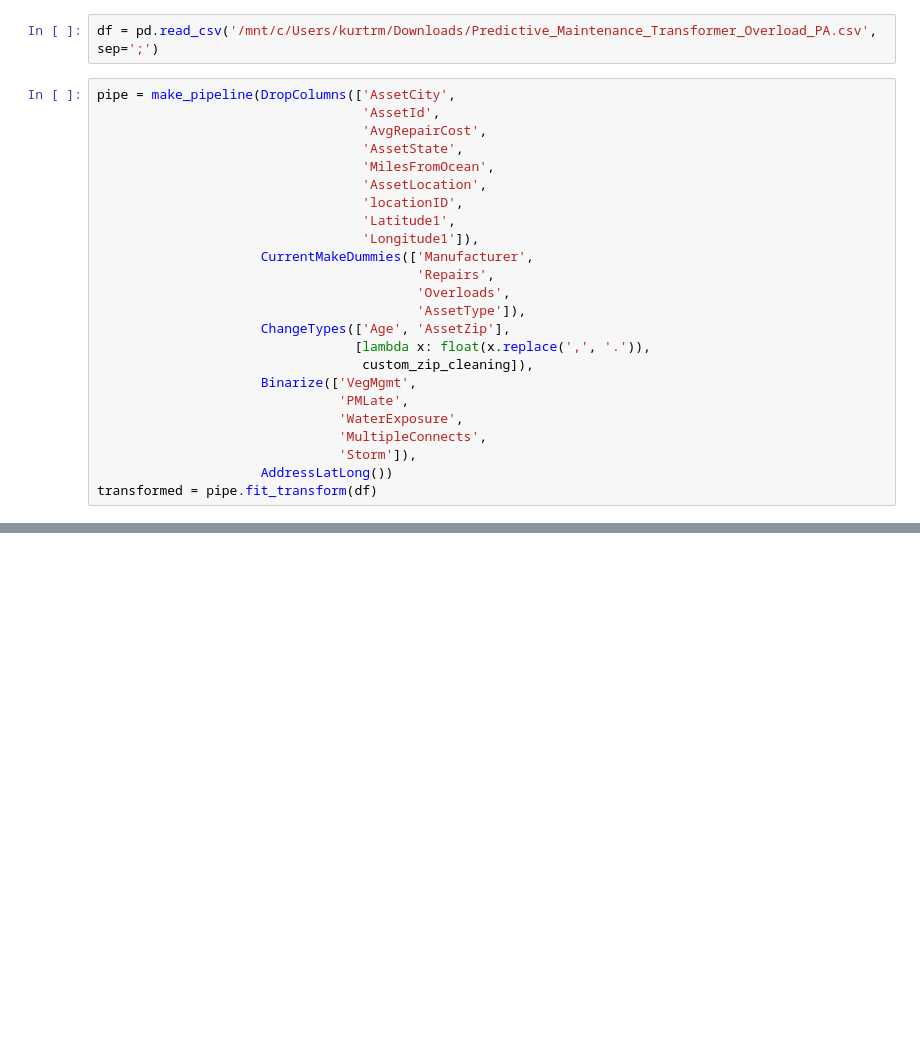
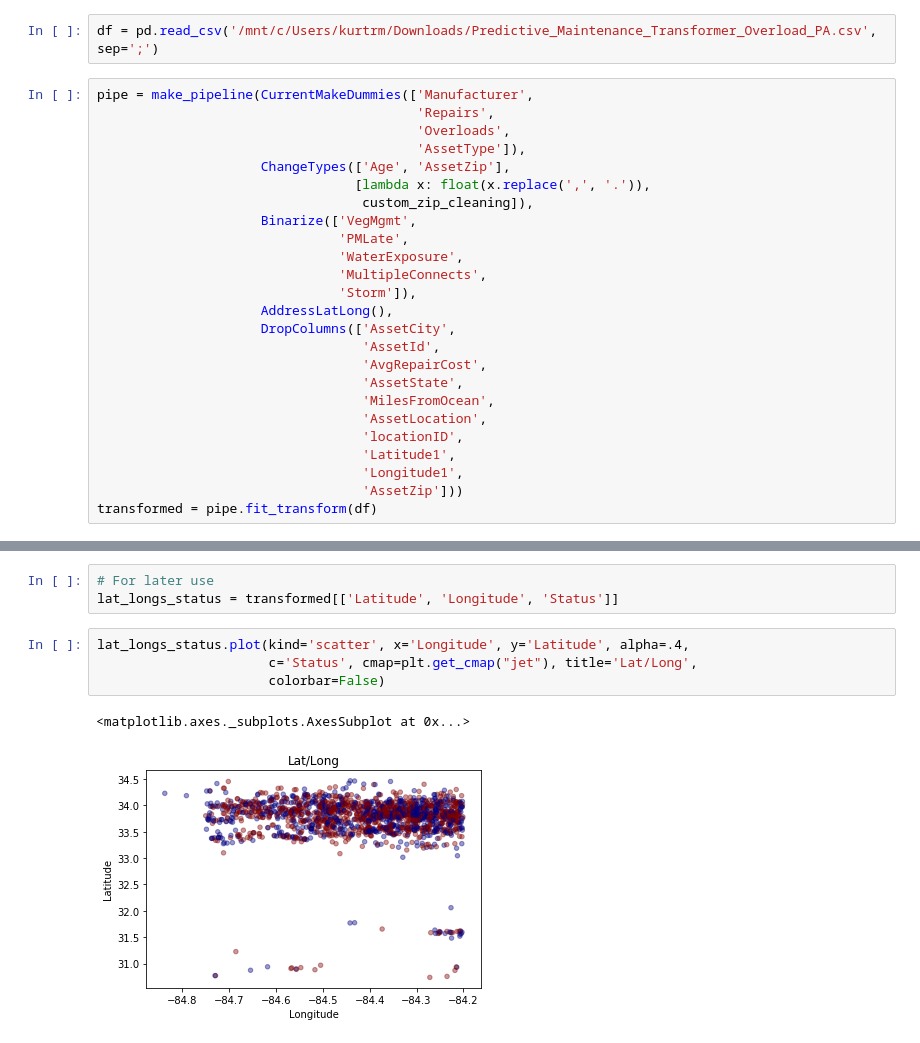
Before and after one commit to kurtrm/predicting_equipment_failure, a Jupyter notebook: notebooks/Untitled.ipynb, the cells around one changed output, grey strips where cells are left out. Drawn from its saved outputs; the diff is of its cells as text; blank space fills up the shorter version.

```diff
--- a/notebooks/Untitled.ipynb
+++ b/notebooks/Untitled.ipynb
@@ -18,16 +23,7 @@ from frag_tools import (DropColumns,
 # %%
 df = pd.read_csv('/mnt/c/Users/kurtrm/Downloads/Predictive_Maintenance_Transformer_Overload_PA.csv', sep=';')
 # %%
-pipe = make_pipeline(DropColumns(['AssetCity',
-                                  'AssetId',
-                                  'AvgRepairCost',
-                                  'AssetState',
-                                  'MilesFromOcean',
-                                  'AssetLocation',
-                                  'locationID',
-                                  'Latitude1',
-                                  'Longitude1']),
-                     CurrentMakeDummies(['Manufacturer',
+pipe = make_pipeline(CurrentMakeDummies(['Manufacturer',
                                          'Repairs',
                                          'Overloads',
                                          'AssetType']),
@@ -39,5 +35,15 @@ pipe = make_pipeline(DropColumns(['AssetCity',
                                'WaterExposure',
                                'MultipleConnects',
                                'Storm']),
-                     AddressLatLong())
+                     AddressLatLong(),
+                     DropColumns(['AssetCity',
+                                  'AssetId',
+                                  'AvgRepairCost',
+                                  'AssetState',
+                                  'MilesFromOcean',
+                                  'AssetLocation',
+                                  'locationID',
+                                  'Latitude1',
+                                  'Longitude1',
+                                  'AssetZip']))
 transformed = pipe.fit_transform(df)
@@ -43,0 +60,10 @@ transformed = pipe.fit_transform(df)
+# %%
+# For later use
+lat_longs_status = transformed[['Latitude', 'Longitude', 'Status']]
+# %%
+lat_longs_status.plot(kind='scatter', x='Longitude', y='Latitude', alpha=.4,
+                      c='Status', cmap=plt.get_cmap("jet"), title='Lat/Long',
+                      colorbar=False)
+# %% [output]
+<matplotlib.axes._subplots.AxesSubplot at 0x...>
+[figure, added]
```
Also changed, not shown: parts of 6 cells of this notebook.
